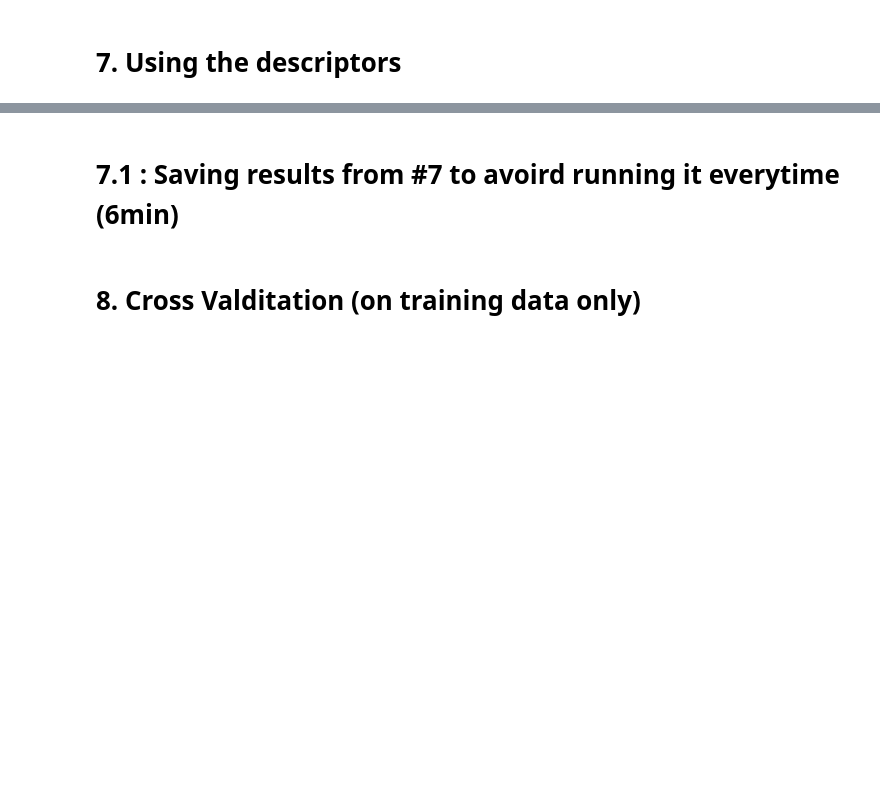
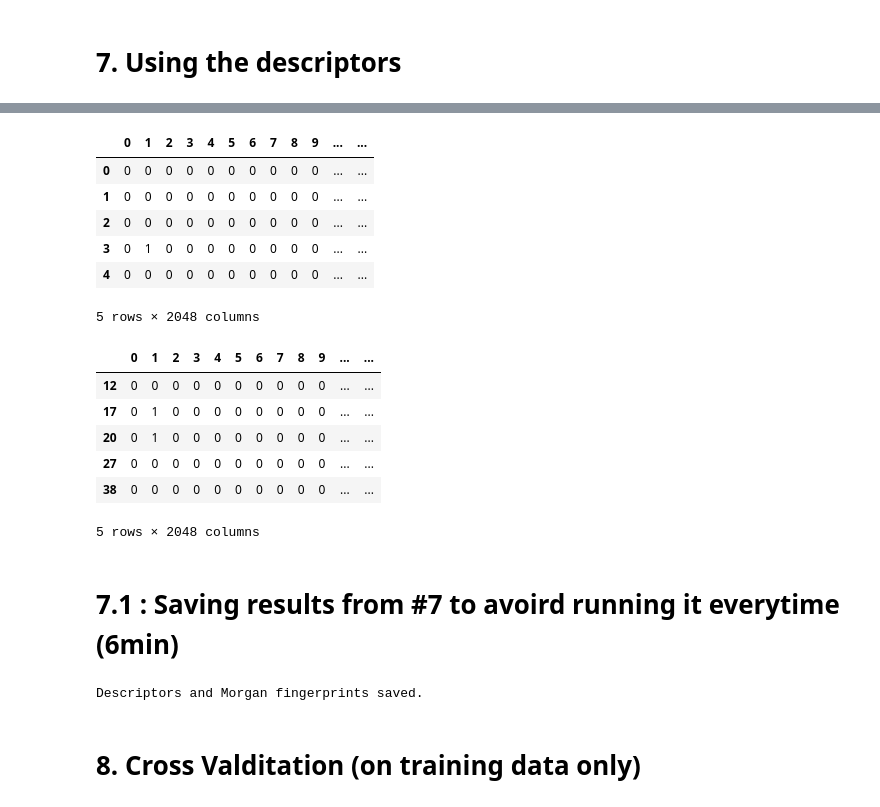
Before and after one commit to erinsoppelsa/Data-Project-for-Cheminformatics-class, a Jupyter notebook: notebooks/02_regression_solubility.ipynb, the cells around one changed output, grey strips where cells are left out. Cells and saved outputs as stored; diff of their text form; code cells hidden in the pictures; blank space fills up the shorter version.

```diff
--- a/notebooks/02_regression_solubility.ipynb
+++ b/notebooks/02_regression_solubility.ipynb
@@ -286,0 +343,12 @@ Train: (8354, 198) Test: (1628, 198)
+# %%
+# Compute Morgan fingerprints for training and test molecules.
+X_train_morgan = compute_morgan(train_df["Canonical_smiles"])
+X_test_morgan = compute_morgan(test_df["Canonical_smiles"])
+
+# Check the number of molecules and fingerprint dimensions.
+assert X_train_morgan.shape[0] == len(y_train)
+assert X_test_morgan.shape[0] == len(y_test)
+assert X_train_morgan.shape[1] == X_test_morgan.shape[1]
+
+print("Morgan — Train:", X_train_morgan.shape)
+print("Morgan — Test:", X_test_morgan.shape)
@@ -287,11 +375,69 @@ Train: (8354, 198) Test: (1628, 198)
+# %%
+# Check fingerprint dimensions and binary values.
+assert X_train_morgan.shape == (len(train_df), 2048)
+assert X_test_morgan.shape == (len(test_df), 2048)
+
+assert np.isin(X_train_morgan, [0, 1]).all()
+assert np.isin(X_test_morgan, [0, 1]).all()
+
+display(X_train_morgan.head())
+display(X_test_morgan.head())
+# %% [output]
+|  | 0 | 1 | 2 | 3 | 4 | 5 | 6 | 7 | 8 | 9 | ... | ... |
+| 0 | 0 | 0 | 0 | 0 | 0 | 0 | 0 | 0 | 0 | 0 | ... | ... |
+| 1 | 0 | 0 | 0 | 0 | 0 | 0 | 0 | 0 | 0 | 0 | ... | ... |
+| 2 | 0 | 0 | 0 | 0 | 0 | 0 | 0 | 0 | 0 | 0 | ... | ... |
+| 3 | 0 | 1 | 0 | 0 | 0 | 0 | 0 | 0 | 0 | 0 | ... | ... |
+| 4 | 0 | 0 | 0 | 0 | 0 | 0 | 0 | 0 | 0 | 0 | ... | ... |
+5 rows × 2048 columns
+|  | 0 | 1 | 2 | 3 | 4 | 5 | 6 | 7 | 8 | 9 | ... | ... |
+| 12 | 0 | 0 | 0 | 0 | 0 | 0 | 0 | 0 | 0 | 0 | ... | ... |
+| 17 | 0 | 1 | 0 | 0 | 0 | 0 | 0 | 0 | 0 | 0 | ... | ... |
+| 20 | 0 | 1 | 0 | 0 | 0 | 0 | 0 | 0 | 0 | 0 | ... | ... |
+| 27 | 0 | 0 | 0 | 0 | 0 | 0 | 0 | 0 | 0 | 0 | ... | ... |
+| 38 | 0 | 0 | 0 | 0 | 0 | 0 | 0 | 0 | 0 | 0 | ... | ... |
+5 rows × 2048 columns
 # %% [markdown]
 # 7.1 : Saving results from #7 to avoird running it everytime (6min)
 # %%
+# Save both representations to avoid recomputing features.
 
-X_train_all = X_train_desc.to_numpy()
-X_test_all = X_test_desc.to_numpy()
-np.save(project_root / "data" / "processed" / "Solubility_X_train_all.npy", X_train_all)
-np.save(project_root / "data" / "processed" / "Solubility_X_test_all.npy", X_test_all)
+processed_dir = project_root / "data" / "processed"
+processed_dir.mkdir(parents=True, exist_ok=True)
+
+np.save(
+    processed_dir / "Solubility_X_train_desc.npy",
+    X_train_desc.to_numpy()
+)
+np.save(
+    processed_dir / "Solubility_X_test_desc.npy",
+    X_test_desc.to_numpy()
+)
+np.save(
+    processed_dir / "Solubility_X_train_morgan.npy",
+    np.asarray(X_train_morgan)
+)
+np.save(
+    processed_dir / "Solubility_X_test_morgan.npy",
+    np.asarray(X_test_morgan)
+)
+
+# Save descriptor names and molecule order for reliable reloading.
+np.save(
+    processed_dir / "Solubility_descriptor_names.npy",
+    X_train_desc.columns.to_numpy(dtype=str)
+)
+
+train_df[["Canonical_smiles"]].to_csv(
+    processed_dir / "Solubility_train_molecule_order.csv", index=False
+)
+test_df[["Canonical_smiles"]].to_csv(
+    processed_dir / "Solubility_test_molecule_order.csv", index=False
+)
+
+print("Descriptors and Morgan fingerprints saved.")
+# %% [output]
+Descriptors and Morgan fingerprints saved.
 # %% [markdown]
 # 8. Cross Valditation (on training data only)
 # %%
```
Also changed, not shown: parts of 14 cells of this notebook, 14 other files.
